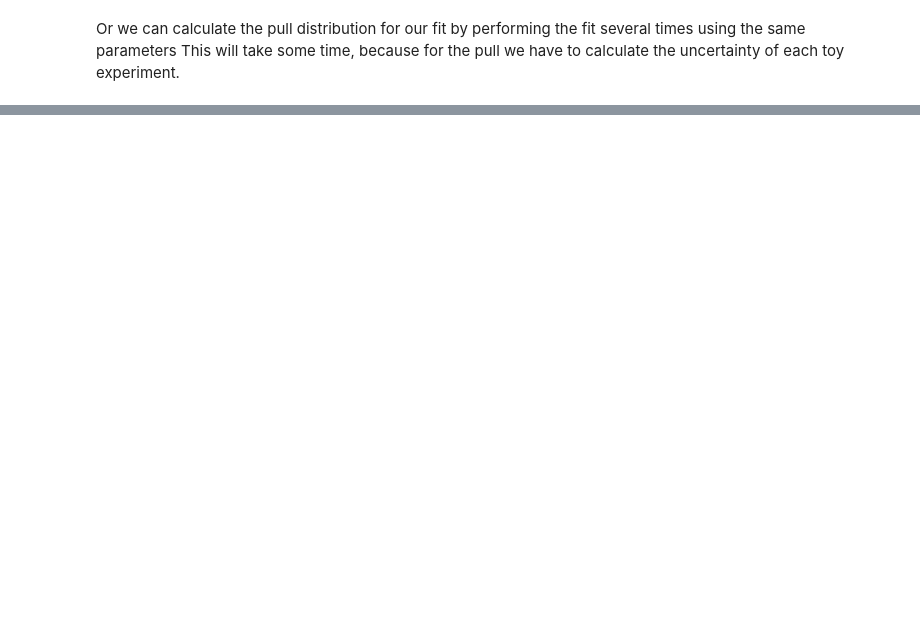
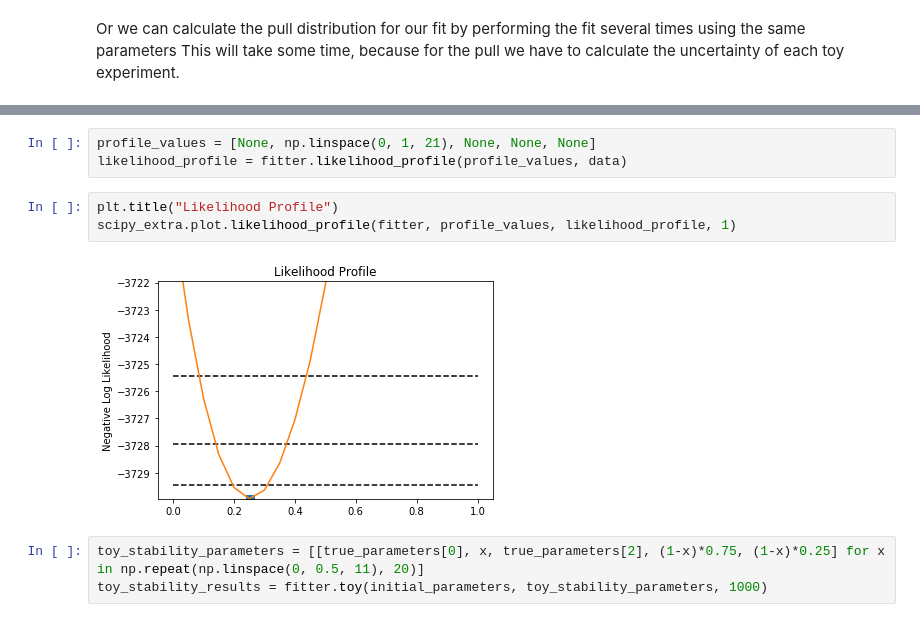
Before and after one commit to thomaskeck/scipy_extra, a Jupyter notebook: examples/fit.ipynb, the cells around one changed output, grey strips where cells are left out. Drawn from its saved outputs; the diff is of its cells as text; blank space fills up the shorter version.

```diff
--- a/examples/fit.ipynb
+++ b/examples/fit.ipynb
@@ -186,0 +210,11 @@ scipy_extra.plot.pull(fitter, toy_pull_results, 1)
+# %%
+profile_values = [None, np.linspace(0, 1, 21), None, None, None]
+likelihood_profile = fitter.likelihood_profile(profile_values, data)
+# %%
+plt.title("Likelihood Profile")
+scipy_extra.plot.likelihood_profile(fitter, profile_values, likelihood_profile, 1)
+# %% [output]
+[figure, added]
+# %%
+toy_stability_parameters = [[true_parameters[0], x, true_parameters[2], (1-x)*0.75, (1-x)*0.25] for x in np.repeat(np.linspace(0, 0.5, 11), 20)]
+toy_stability_results = fitter.toy(initial_parameters, toy_stability_parameters, 1000)
```
Also changed, not shown: parts of 23 cells of this notebook, 1 other file.
